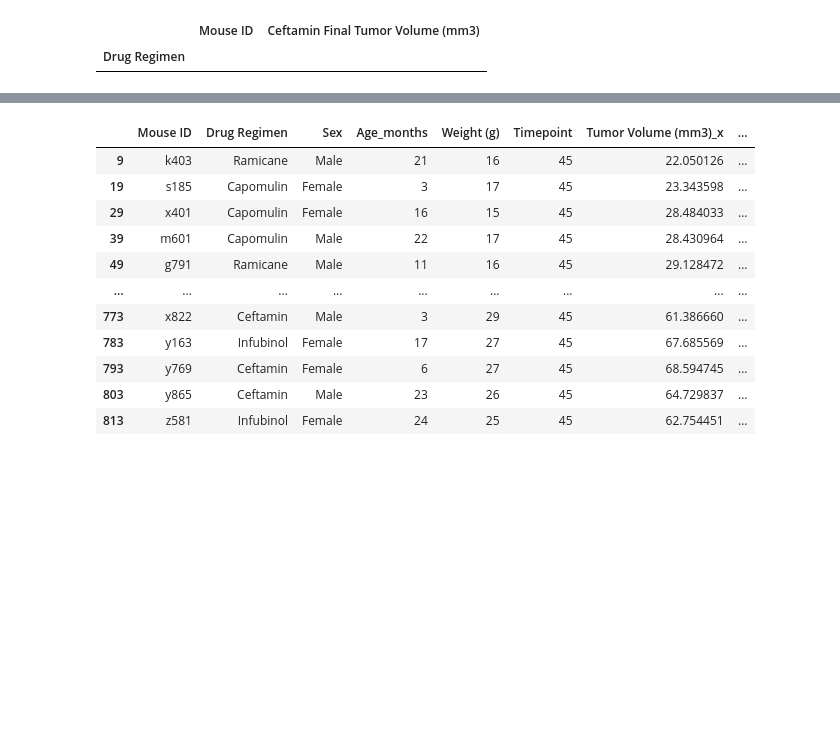
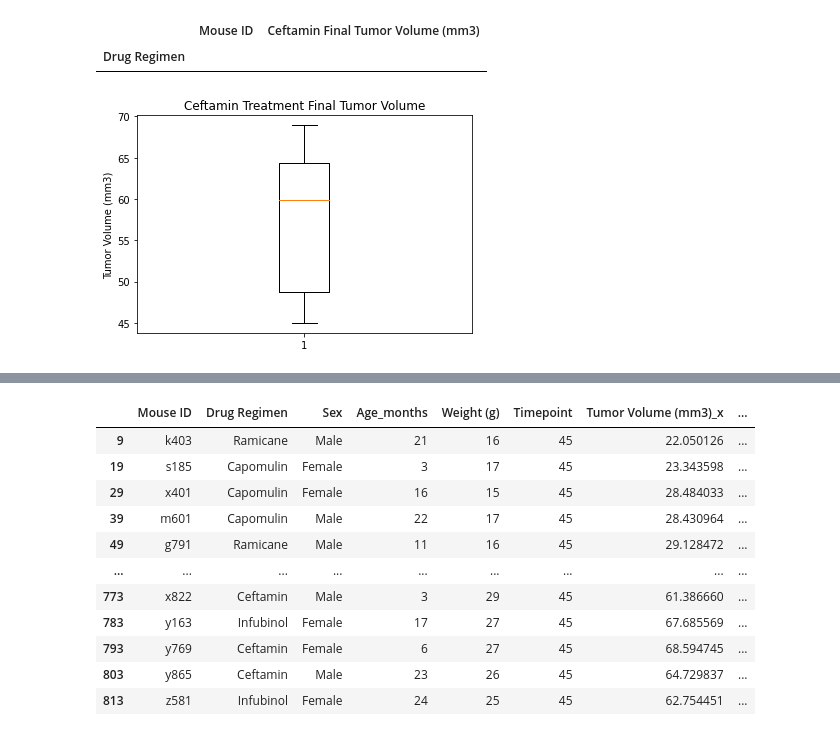
Before and after one commit to Richard-Lee123/Matplotlib-Challenge, a Jupyter notebook: Pymaceuticals/pymaceuticals_starter.ipynb, the cells around one changed output, grey strips where cells are left out. Cells and saved outputs as stored; diff of their text form; code cells hidden in the pictures; blank space fills up the shorter version.

```diff
--- a/Pymaceuticals/pymaceuticals_starter.ipynb
+++ b/Pymaceuticals/pymaceuticals_starter.ipynb
@@ -353,3 +433,12 @@ ceftamin_df[(ceftamin_df['Ceftamin Final Tumor Volume (mm3)']<l_bound)|(ceftamin
 # %% [output]
 |  | Mouse ID | Ceftamin Final Tumor Volume (mm3) |
 | Drug Regimen |  |  |
+# %%
+cef_bx = ceftamin_df['Ceftamin Final Tumor Volume (mm3)']
+fig1, ax1 = plt.subplots()
+ax1.set_title('Ceftamin Treatment Final Tumor Volume')
+ax1.set_ylabel('Tumor Volume (mm3)')
+ax1.boxplot(cef_bx)
+plt.show()
+# %% [output]
+[figure, added]
```
Also changed, not shown: parts of 15 cells of this notebook.
